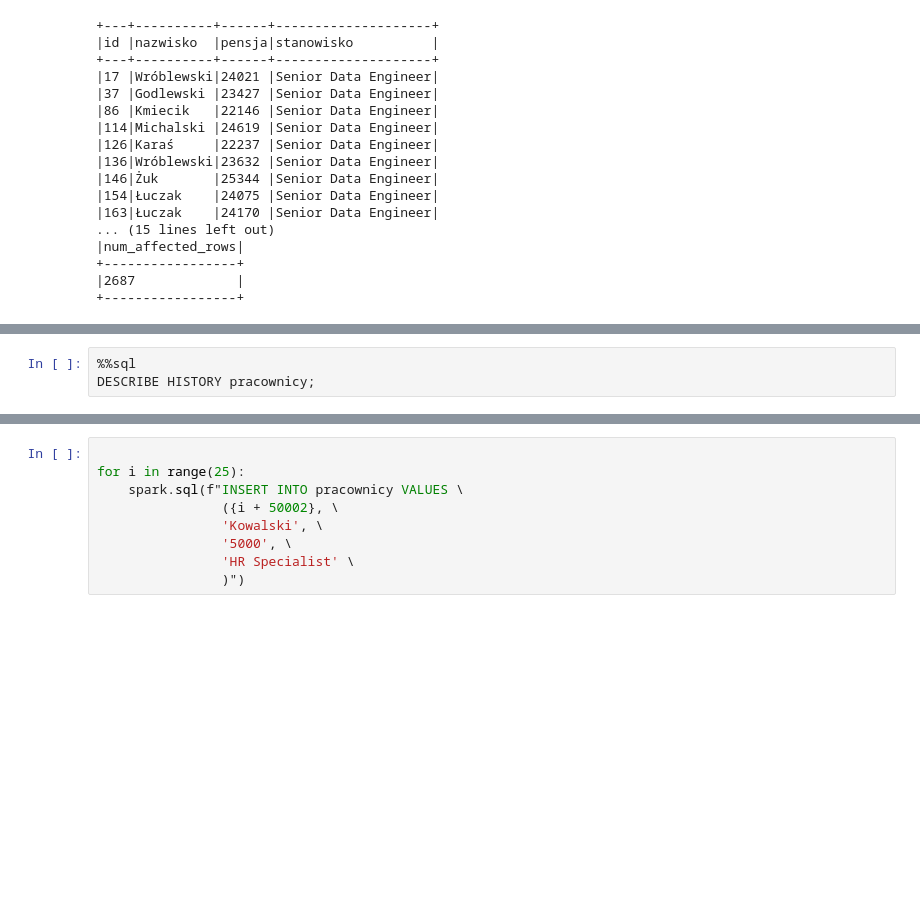
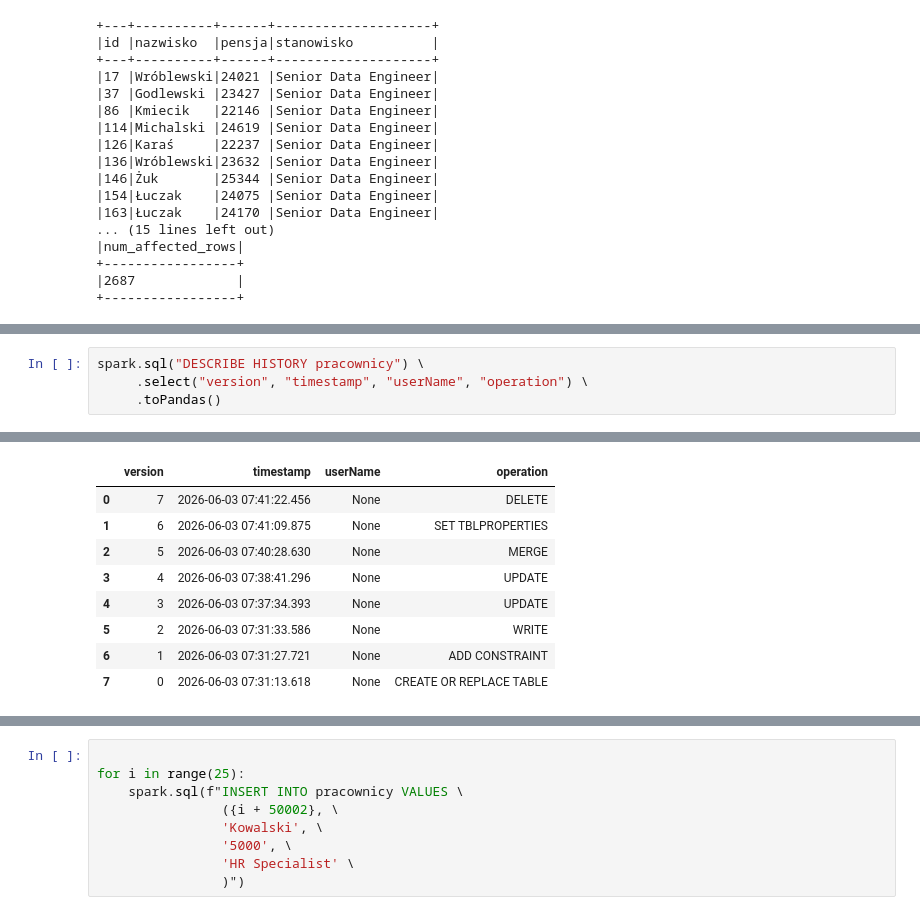
Before and after one commit to PanStick/bazy-prezentacje, a Jupyter notebook: bigdata/notebooks/deltalake.ipynb, the cells around one changed output, grey strips where cells are left out. Saved outputs shown, nothing was run; the diff lists cells and outputs as text; blank space fills up the shorter version.

```diff
--- a/bigdata/notebooks/deltalake.ipynb
+++ b/bigdata/notebooks/deltalake.ipynb
@@ -483,6 +486,7 @@ part-00000-31fe689e-a0ae-4c75-809d-d653b84598eb-c000.snappy.parquet
 
 /home/jovyan/spark-warehouse/pracownicy/_delta_log/_commits:
 # %%
-%%sql
-DESCRIBE HISTORY pracownicy;
+spark.sql("DESCRIBE HISTORY pracownicy") \
+     .select("version", "timestamp", "userName", "operation") \
+     .toPandas()
 # %% [output]
@@ -503,0 +493,9 @@ DESCRIBE HISTORY pracownicy;
+|  | version | timestamp | userName | operation |
+| 0 | 7 | 2026-06-03 07:41:22.456 | None | DELETE |
+| 1 | 6 | 2026-06-03 07:41:09.875 | None | SET TBLPROPERTIES |
+| 2 | 5 | 2026-06-03 07:40:28.630 | None | MERGE |
+| 3 | 4 | 2026-06-03 07:38:41.296 | None | UPDATE |
+| 4 | 3 | 2026-06-03 07:37:34.393 | None | UPDATE |
+| 5 | 2 | 2026-06-03 07:31:33.586 | None | WRITE |
+| 6 | 1 | 2026-06-03 07:31:27.721 | None | ADD CONSTRAINT |
+| 7 | 0 | 2026-06-03 07:31:13.618 | None | CREATE OR REPLACE TABLE |
```
Also changed, not shown: parts of 23 cells of this notebook.
